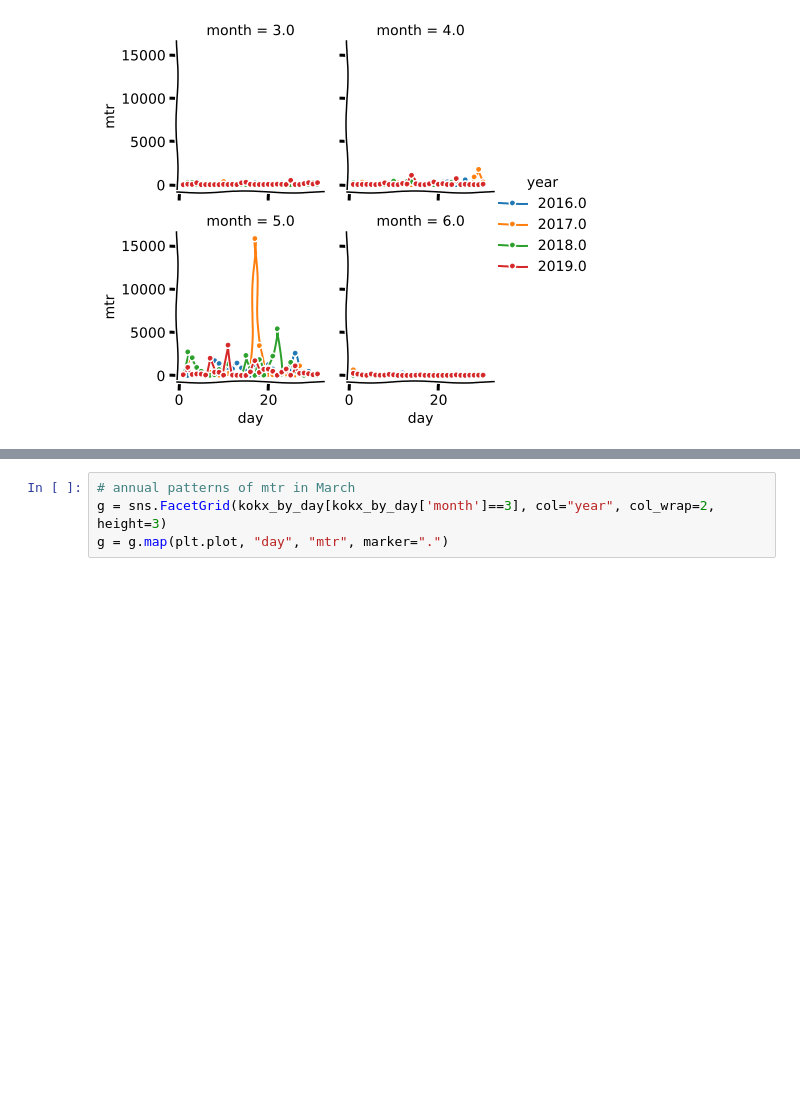
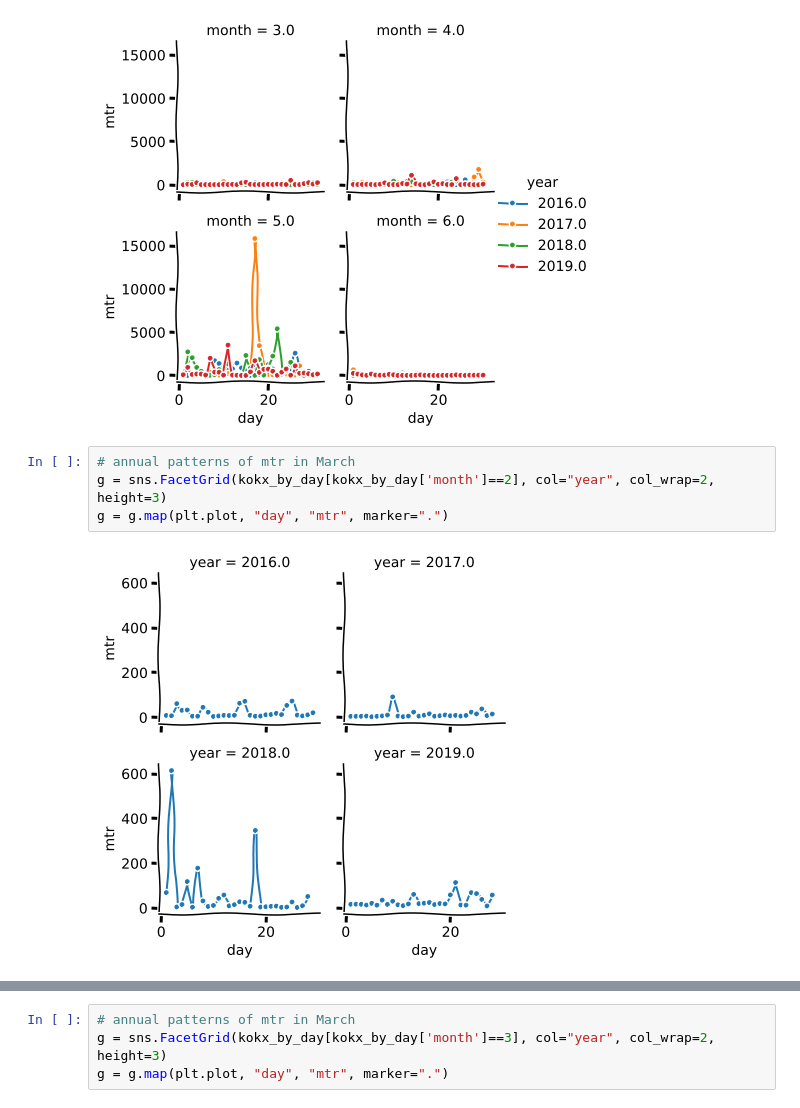
Before and after one commit to meiguan/urban_birds, a Jupyter notebook: explore/exploring_KOKX_timeseries.ipynb, the cells around one changed output, grey strips where cells are left out. Drawn from its saved outputs; the diff is of its cells as text; blank space fills up the shorter version.

```diff
--- a/explore/exploring_KOKX_timeseries.ipynb
+++ b/explore/exploring_KOKX_timeseries.ipynb
@@ -153,3 +155,9 @@ g = sns.FacetGrid(kokx_by_day[(kokx_by_day['month']>=3) & (kokx_by_day['month']<
 g = (g.map(plt.plot, "day", "mtr", marker=".").add_legend())
 # %% [output]
 [figure]
+# %%
+# annual patterns of mtr in March
+g = sns.FacetGrid(kokx_by_day[kokx_by_day['month']==2], col="year", col_wrap=2, height=3)
+g = g.map(plt.plot, "day", "mtr", marker=".")
+# %% [output]
+[figure, added]
```
Also changed, not shown: parts of 3 cells of this notebook, 1 other file.
